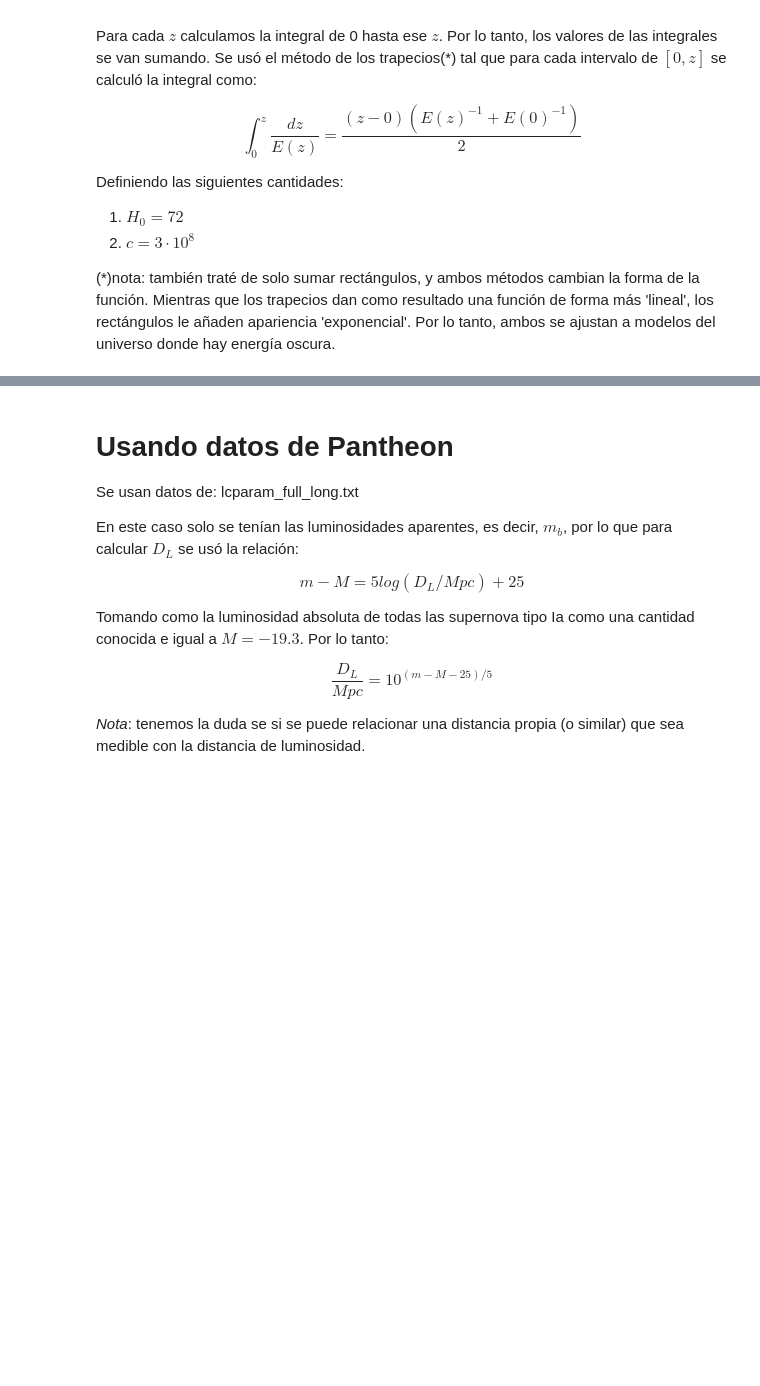
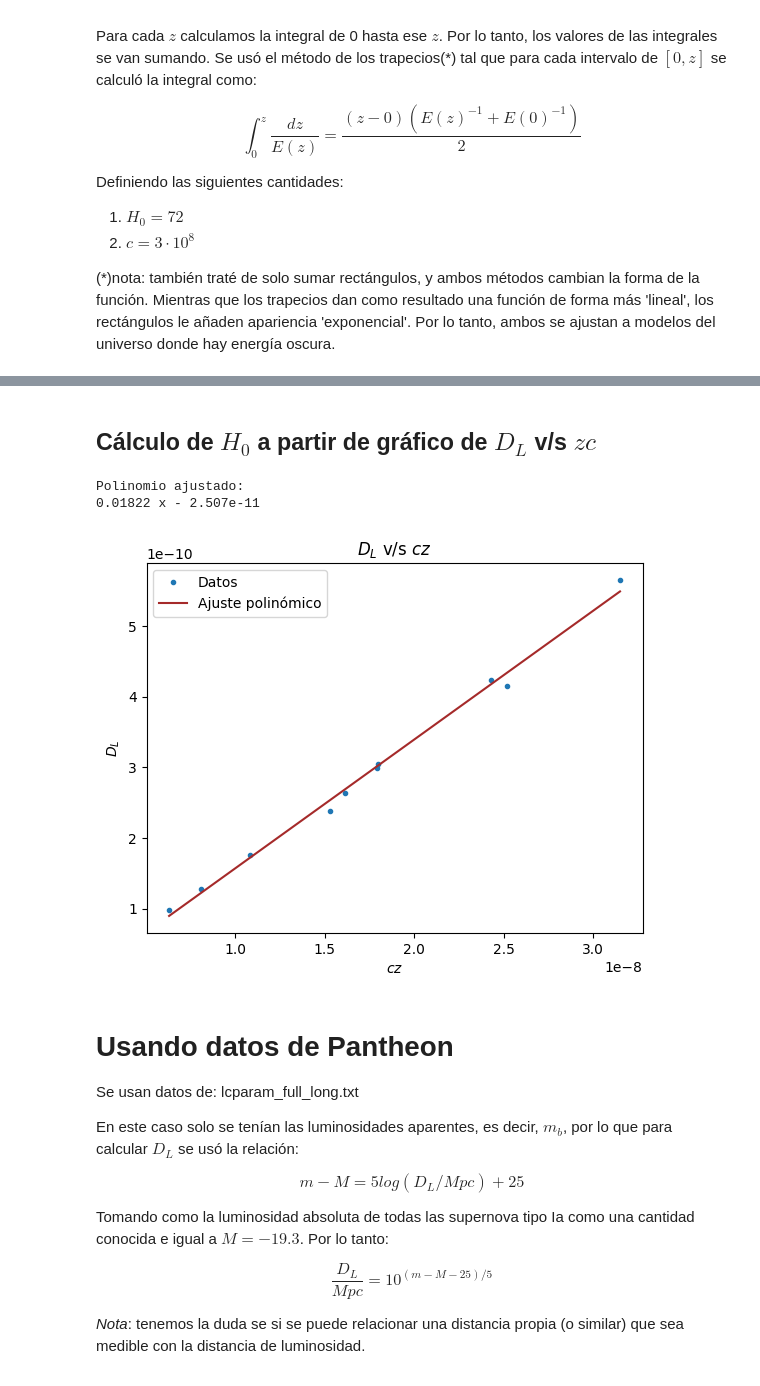
Before and after one commit to XimePS/Practica-DFI, a Jupyter notebook: código práctica dfi.ipynb, the cells around one changed output, grey strips where cells are left out. Saved outputs shown, nothing was run; the diff lists cells and outputs as text; code cells hidden in the pictures; blank space fills up the shorter version.

Commit message:
se agregan varios gráficos

```diff
--- a/código práctica dfi.ipynb
+++ b/código práctica dfi.ipynb
@@ -187,3 +219,27 @@ Polinomio ajustado:
+# %% [markdown]
+## Cálculo de $H_0$ a partir de gráfico de $D_L$ v/s $zc$
+# %%
+c = 9e-8
+
+# Ajuste Lineal con función np.polyfit
+coeficientes_0 = np.polyfit(z[0:10]*c, D_LH[0:10], 1)
+polinomio_0 = np.poly1d(coeficientes_0)
+print("Polinomio ajustado:", polinomio_0)
+
+z_ajuste_0 = np.linspace(min(z[0:10]*c), max(z[0:10]*c), 100)
+h0_ajuste = polinomio_0(z_ajuste_0)
+
+plt.plot(z[0:10]*c, D_LH[0:10], '.', label = 'Datos')
+plt.plot(z_ajuste_0, h0_ajuste, label='Ajuste polinómico', color='brown')
+plt.title('$D_L$ v/s $cz$')
+plt.xlabel('$cz$')
+plt.ylabel('$D_L$')
+plt.legend()
+plt.show()
+# %% [output]
+Polinomio ajustado:
+0.01822 x - 2.507e-11
+[figure, added]
 # %% [markdown]
 # Usando datos de Pantheon
 
```
Also changed, not shown: parts of 10 cells of this notebook, 1 other file.
